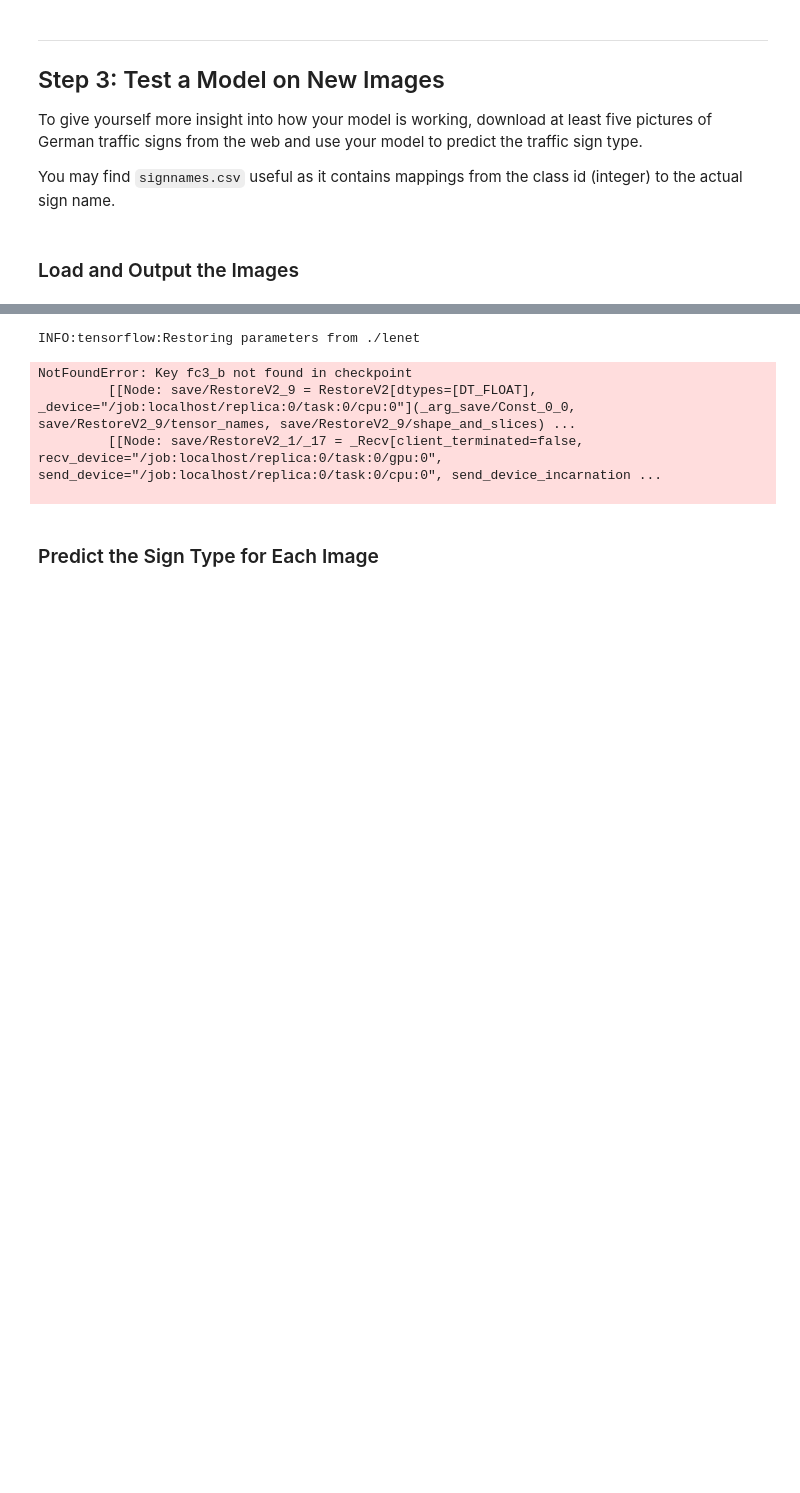
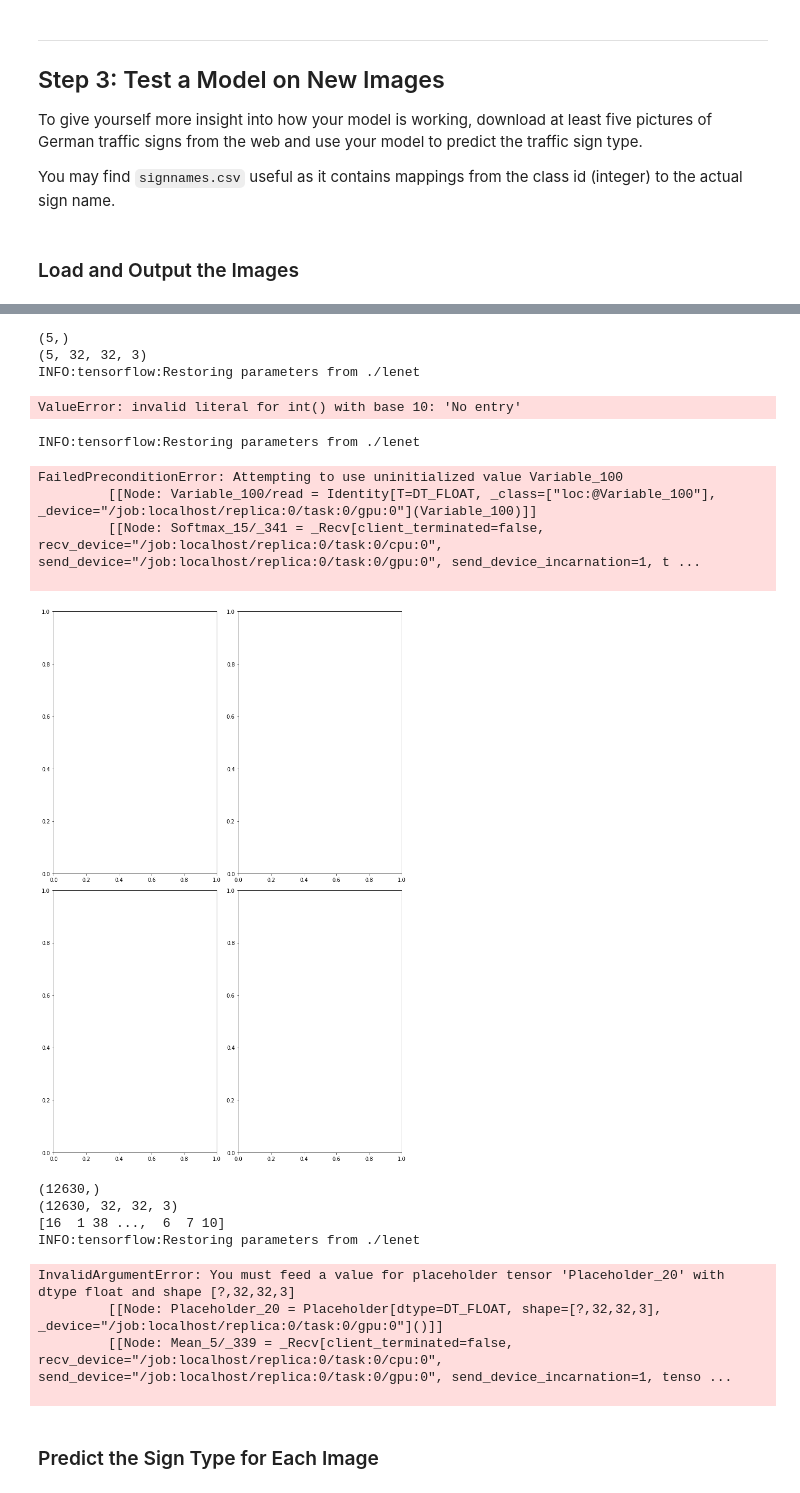
Before and after one commit to YomnaJehad/CarND-Traffic-Sign-Classifier, a Jupyter notebook: Traffic_Sign_Classifier.ipynb, the cells around one changed output, grey strips where cells are left out. Cells and saved outputs as stored; diff of their text form; code cells hidden in the pictures; blank space fills up the shorter version.

```diff
--- a/Traffic_Sign_Classifier.ipynb
+++ b/Traffic_Sign_Classifier.ipynb
@@ -370,11 +371,13 @@ testImages = glob.glob('./testImages/*')
 fig, axes = plt.subplots(len(testImages), 2, figsize = (10, 15))
 fig.tight_layout()
 resized_testImages=np.array([])
+resizedd=[]
 for i in range(len(testImages)):
     img = mpimg.imread(testImages[i])
     img = np.array(img).astype(np.uint8)
     resized_img = img_resize(img, 32, 32).astype(np.uint8)
     np.append(resized_testImages,resized_img)
+    resizedd.append(resized_img)
     axes[i, 0].imshow(img)
     axes[i, 0].set_title("image: " + str(i))
     axes[i, 1].imshow(resized_img)
@@ -383,4 +386,6 @@ for i in range(len(testImages)):
 plt.subplots_adjust(left=0., right=1, top=1.1, bottom=0.)
 
 #print(resized_testImages.shape)
+print(len(resizedd))
+print(np.array([resizedd]).shape)
 # %% [output]
@@ -387,6 +394,67 @@ plt.subplots_adjust(left=0., right=1, top=1.1, bottom=0.)
 [figure]
+# %%
+my_labels=np.array(['No entry','Speed limit (60km/h)','Keep right','Priority road','Turn right ahead'])
+print(my_labels.shape)
+print(np.array(resizedd).shape)
+with tf.Session() as sess:
+    sess.run(tf.global_variables_initializer())
+#     saver = tf.train.import_meta_graph('./lenet.meta')
+    saver.restore(sess, "./lenet")
+    my_accuracy = evaluate(np.array(resizedd), my_labels)
+    print("My Data Set Accuracy = {:.3f}".format(my_accuracy))
+# %% [output]
+(5,)
+(5, 32, 32, 3)
+INFO:tensorflow:Restoring parameters from ./lenet
+ValueError: invalid literal for int() with base 10: 'No entry'
+# %%
+save_file = './lenet'
+saver = tf.train.Saver()
+
+
+x = tf.placeholder(tf.float32, (None, 32, 32, 3))
+keep_prob = tf.placeholder(tf.float32)
+
+result = LeNet(x)
+result = tf.nn.softmax(result)
+result = tf.nn.softmax(result)
+
+images=testImages
+predictions   = np.ndarray(shape = (len(images), n_classes))
+
+fig, axes = plt.subplots(int(len(images) / 2), 2, figsize = (10, 15))
+fig.tight_layout()
+
+with tf.Session() as sess:
+    saver.restore(sess, save_file)
+    for i in range(len(images)):
+        img = images[i]
+        img = np.array(mpimg.imread(img)).astype(np.float32)
+        img = img_resize(img)#.astype(np.uint8)
+        img = np.array([img])#.astype(np.float32)
+        #img = X_train[i].reshape(1,32,32,3)
+        img = (img - 128.0) / 128.0
+        logits = sess.run(result, feed_dict = {x: img, keep_prob: 1})
+        predictions[i] = logits
+for i in range(int(len(images) / 2)):
+    img = mpimg.imread(images[2 * i])
+    img1 =  mpimg.imread(images[(2 * i) + 1])
+    axes[i, 0].imshow(img)
+    axes[i, 0].set_title("prediced as: " + names[np.argmax(predictions[2 * i])])
+    axes[i, 1].imshow(img1)
+    axes[i, 1].set_title("prediced as: " + names[np.argmax(predictions[(2 * i) + 1])])
+    #print(i, resized_img.shape)
+# %% [output]
+INFO:tensorflow:Restoring parameters from ./lenet
+FailedPreconditionError: Attempting to use uninitialized value Variable_100
+         [[Node: Variable_100/read = Identity[T=DT_FLOAT, _class=["loc:@Variable_100"], _device="/job:localhost/replica:0/task:0/gpu:0"](Variable_100)]]
+         [[Node: Softmax_15/_341 = _Recv[client_terminated=false, recv_device="/job:localhost/replica:0/task:0/cpu:0", send_device="/job:localhost/replica:0/task:0/gpu:0", send_device_incarnation=1, t ...
+
+[figure, added]
 # %%
-
+print(y_test.shape)
+print(X_test.shape)
+print(y_test)
 with tf.Session() as sess:
     saver.restore(sess, tf.train.latest_checkpoint('.'))
     #print(X_test.shape)
@@ -395,10 +463,13 @@ with tf.Session() as sess:
 
     print("Test Accuracy = {:.3f}".format(test_accuracy))
 # %% [output]
+(12630,)
+(12630, 32, 32, 3)
+[16  1 38 ...,  6  7 10]
 INFO:tensorflow:Restoring parameters from ./lenet
-NotFoundError: Key fc3_b not found in checkpoint
-         [[Node: save/RestoreV2_9 = RestoreV2[dtypes=[DT_FLOAT], _device="/job:localhost/replica:0/task:0/cpu:0"](_arg_save/Const_0_0, save/RestoreV2_9/tensor_names, save/RestoreV2_9/shape_and_slices) ...
-         [[Node: save/RestoreV2_1/_17 = _Recv[client_terminated=false, recv_device="/job:localhost/replica:0/task:0/gpu:0", send_device="/job:localhost/replica:0/task:0/cpu:0", send_device_incarnation ...
+InvalidArgumentError: You must feed a value for placeholder tensor 'Placeholder_20' with dtype float and shape [?,32,32,3]
+         [[Node: Placeholder_20 = Placeholder[dtype=DT_FLOAT, shape=[?,32,32,3], _device="/job:localhost/replica:0/task:0/gpu:0"]()]]
+         [[Node: Mean_5/_339 = _Recv[client_terminated=false, recv_device="/job:localhost/replica:0/task:0/cpu:0", send_device="/job:localhost/replica:0/task:0/gpu:0", send_device_incarnation=1, tenso ...
 
 # %% [markdown]
 ### Predict the Sign Type for Each Image
```
Also changed, not shown: parts of 3 cells of this notebook, 15 other files.
